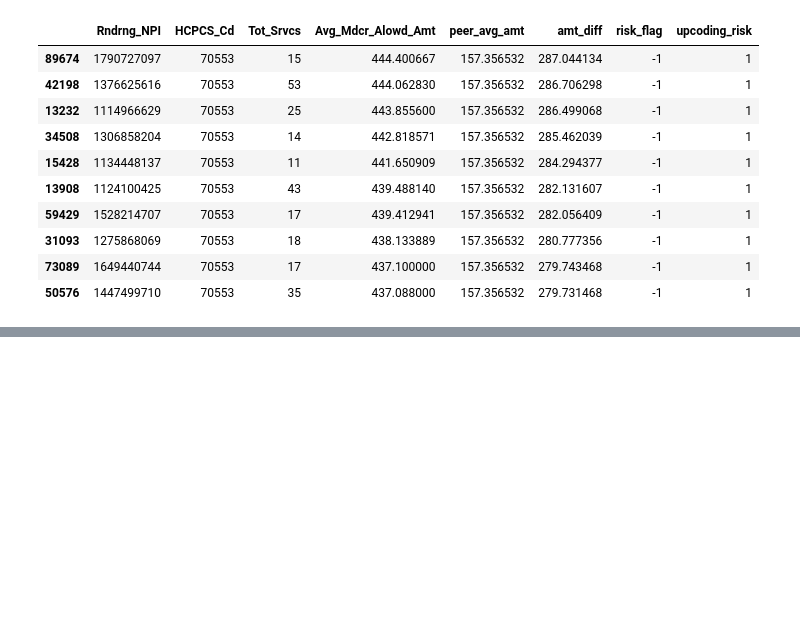
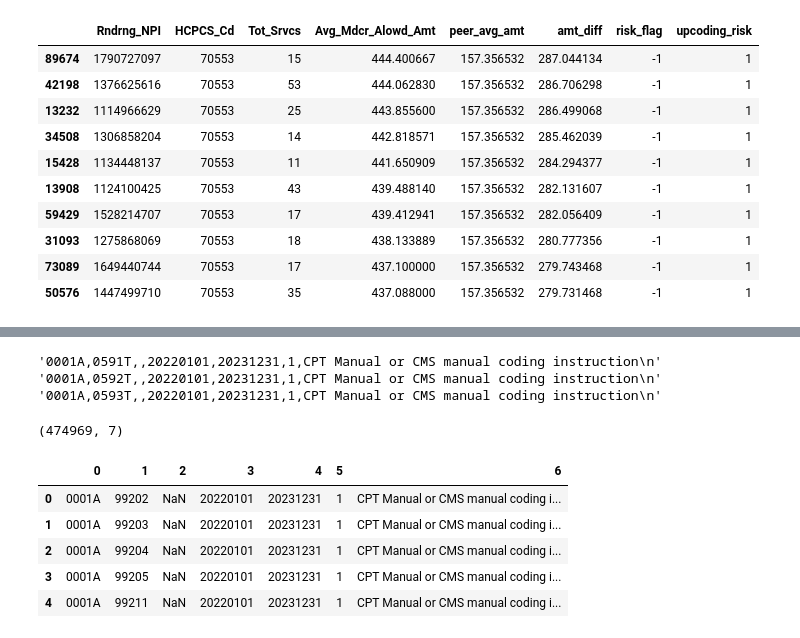
Before and after one commit to mnjkr123/pythonwebapps, a Jupyter notebook: Radiology_Partner1.ipynb, the cells around one changed output, grey strips where cells are left out. Drawn from its saved outputs; the diff is of its cells as text; code cells hidden in the pictures; blank space fills up the shorter version.

```diff
--- a/Radiology_Partner1.ipynb
+++ b/Radiology_Partner1.ipynb
@@ -161,0 +242,27 @@ suspicious.to_csv("radiology_upcoding_risks.csv", index=False)
+# %%
+# Peek at the first line to check delimiter
+with open("ncci_edits.csv", "r", encoding="ISO-8859-1") as f:
+    for _ in range(3):
+        print(repr(f.readline()))
+# %% [output]
+'0001A,0591T,,20220101,20231231,1,CPT Manual or CMS manual coding instruction\n'
+'0001A,0592T,,20220101,20231231,1,CPT Manual or CMS manual coding instruction\n'
+'0001A,0593T,,20220101,20231231,1,CPT Manual or CMS manual coding instruction\n'
+# %%
+import pandas as pd
+import pandas as pd
+
+# Load CSV properly: comma-separated, skip the top 6 comment rows
+ncci = pd.read_csv("ncci_edits.csv", sep=",", header=None, skiprows=6, encoding='ISO-8859-1')
+
+# Verify shape
+print(ncci.shape)
+ncci.head()
+# %% [output]
+(474969, 7)
+|  | 0 | 1 | 2 | 3 | 4 | 5 | 6 |
+| 0 | 0001A | 99202 | NaN | 20220101 | 20231231 | 1 | CPT Manual or CMS manual coding i... |
+| 1 | 0001A | 99203 | NaN | 20220101 | 20231231 | 1 | CPT Manual or CMS manual coding i... |
+| 2 | 0001A | 99204 | NaN | 20220101 | 20231231 | 1 | CPT Manual or CMS manual coding i... |
+| 3 | 0001A | 99205 | NaN | 20220101 | 20231231 | 1 | CPT Manual or CMS manual coding i... |
+| 4 | 0001A | 99211 | NaN | 20220101 | 20231231 | 1 | CPT Manual or CMS manual coding i... |
```
Also changed, not shown: parts of 13 cells of this notebook.
